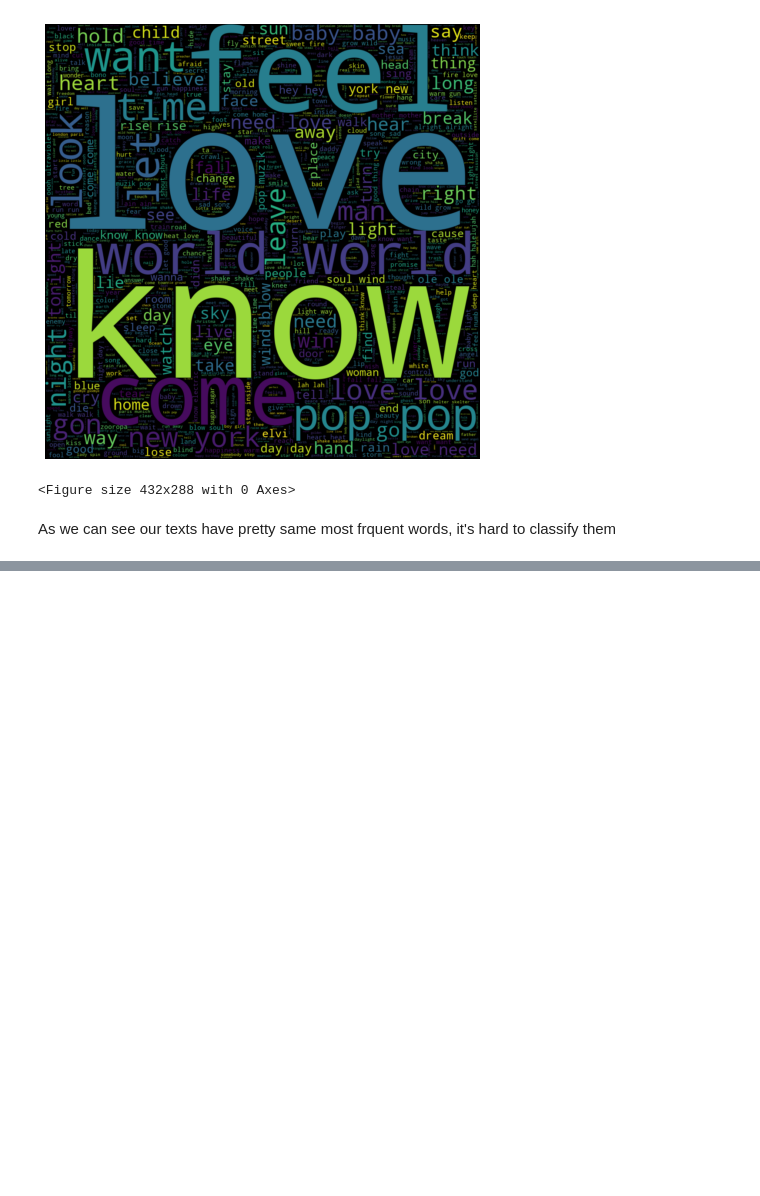
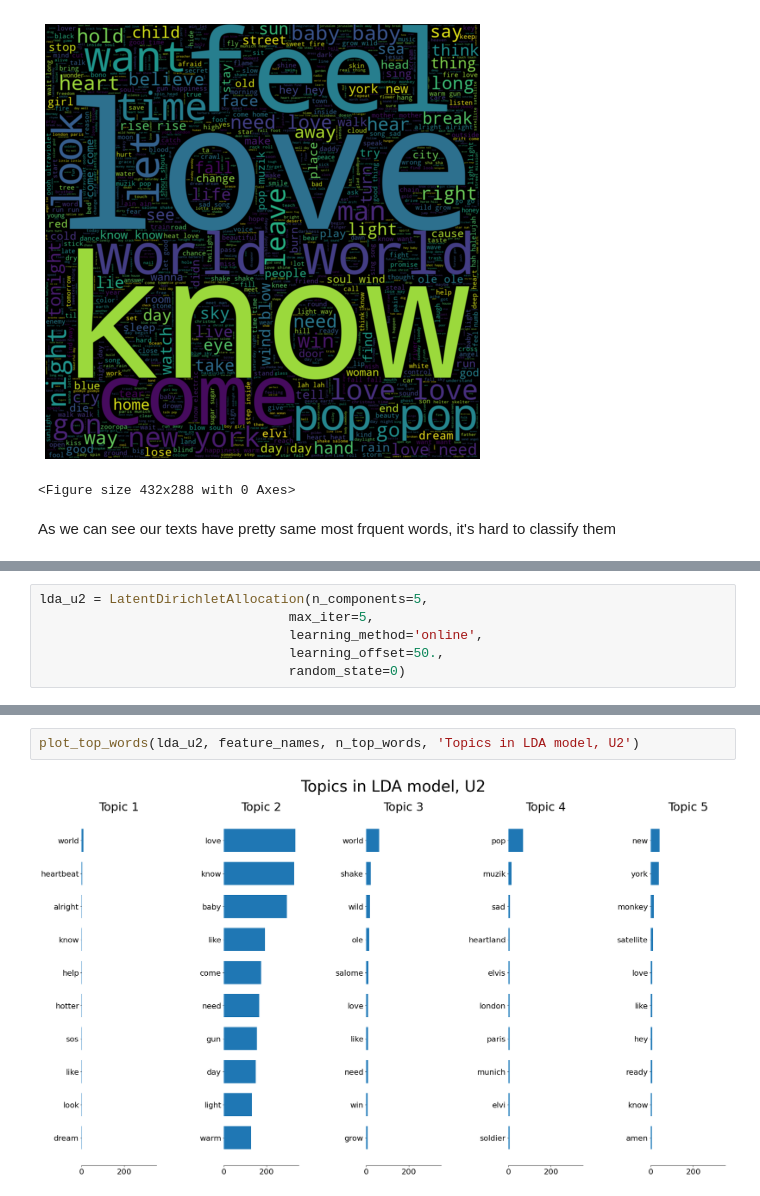
Before and after one commit to Natali-bali/Web_scraping_text_classification, a Jupyter notebook: Web_scraping_Text_Classification.ipynb, the cells around one changed output, grey strips where cells are left out. Saved outputs shown, nothing was run; the diff lists cells and outputs as text; blank space fills up the shorter version.

```diff
--- a/Web_scraping_Text_Classification.ipynb
+++ b/Web_scraping_Text_Classification.ipynb
@@ -627,0 +610,6 @@ As we can see our texts have pretty same most frquent words, it's hard to classi
+# %%
+lda_u2 = LatentDirichletAllocation(n_components=5,
+                                max_iter=5,
+                                learning_method='online',
+                                learning_offset=50.,
+                                random_state=0)
@@ -627,0 +629,4 @@ As we can see our texts have pretty same most frquent words, it's hard to classi
+# %%
+plot_top_words(lda_u2, feature_names, n_top_words, 'Topics in LDA model, U2')
+# %% [output]
+[figure, added]
```
Also changed, not shown: parts of 15 cells of this notebook.
